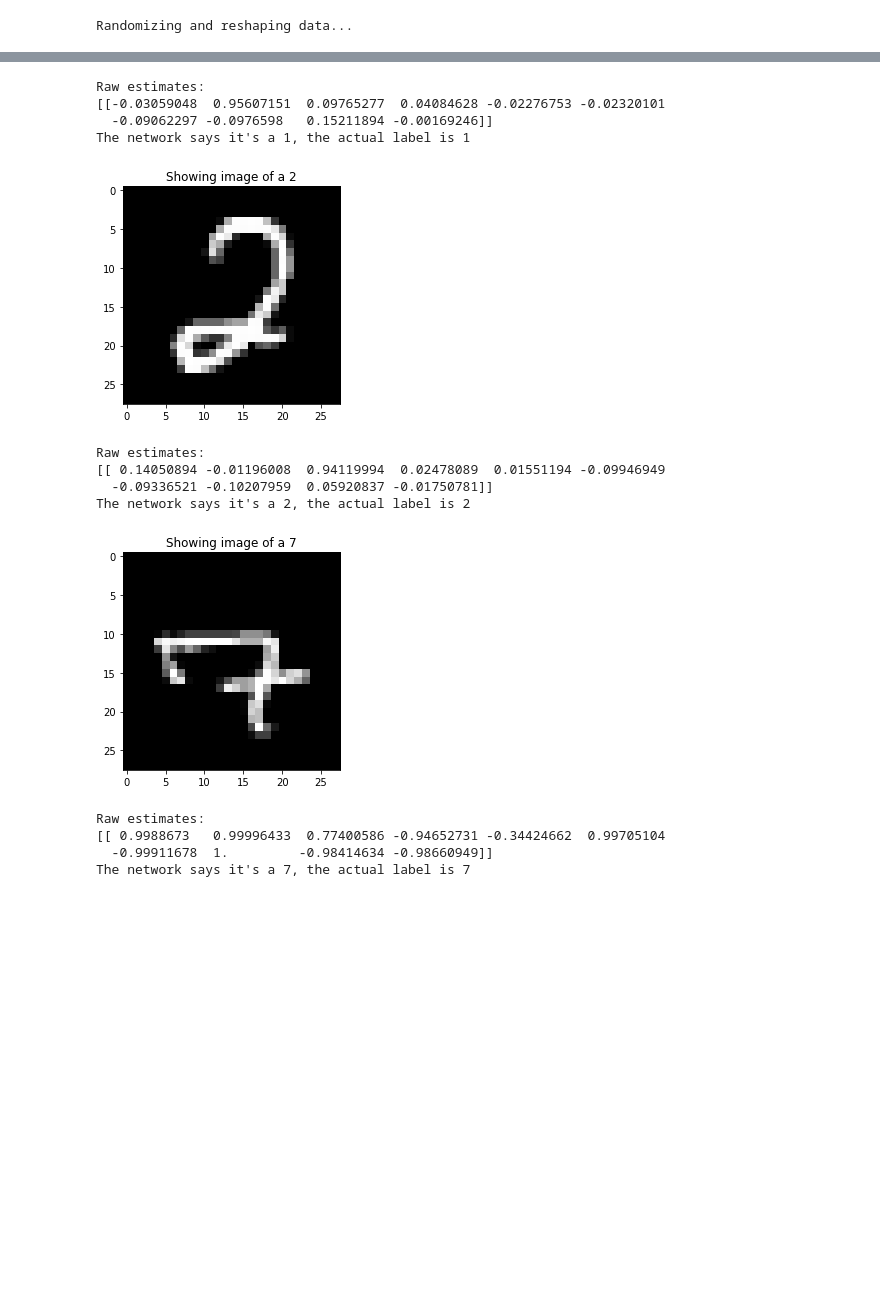
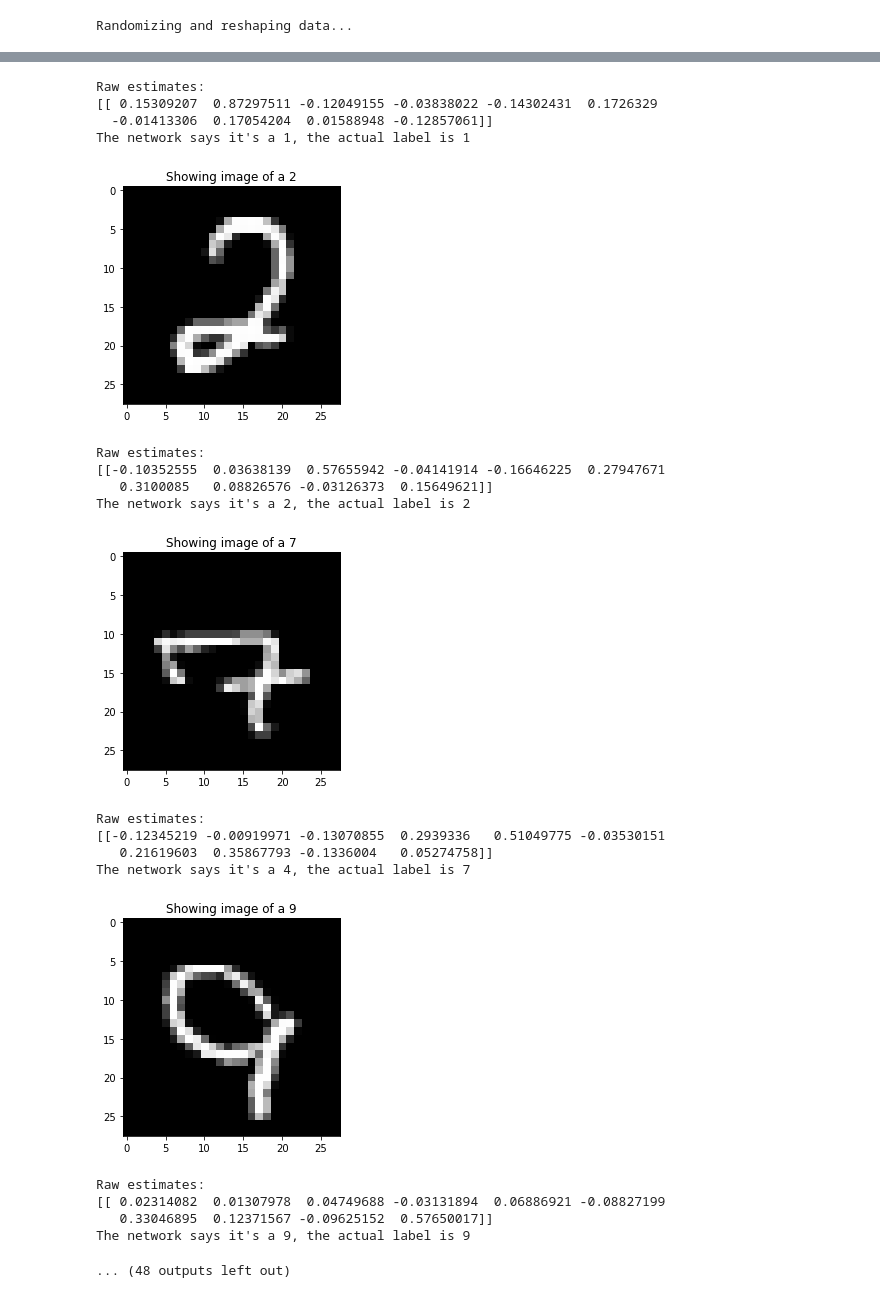
Before and after one commit to Irizwaririz/bbnet, a Jupyter notebook: mnist_test_with_mnist_input.ipynb, the cells around one changed output, grey strips where cells are left out. Drawn from its saved outputs; the diff is of its cells as text; code cells hidden in the pictures; blank space fills up the shorter version.

Commit message:
update mnist test with mnist input

```diff
--- a/mnist_test_with_mnist_input.ipynb
+++ b/mnist_test_with_mnist_input.ipynb
@@ -38,11 +38,14 @@ X = X.iloc[permutation].values
 y = y.iloc[permutation].values
 # Reshape from 28x28 matrix to list of 784 values per example
 X = X.reshape((X.shape[0], -1))
+
+# Scale data to range from 0.01 to 1.0
+X = (X / 255.0 * 0.99) + 0.01
 # %% [output]
 Randomizing and reshaping data...
 # %%
 # Perform predictions on mnist data
-for test_element_number in range(5):
+for test_element_number in range(0, 30):
     input_example = X[test_element_number]
     label_example = y[test_element_number]
 
@@ -70,16 +73,22 @@ Raw estimates:
 The network says it's a 4, the actual label is 4
 [figure]
 Raw estimates:
-[[-0.03059048  0.95607151  0.09765277  0.04084628 -0.02276753 -0.02320101
-  -0.09062297 -0.0976598   0.15211894 -0.00169246]]
+[[ 0.15309207  0.87297511 -0.12049155 -0.03838022 -0.14302431  0.1726329
+  -0.01413306  0.17054204  0.01588948 -0.12857061]]
 The network says it's a 1, the actual label is 1
 [figure]
 Raw estimates:
-[[ 0.14050894 -0.01196008  0.94119994  0.02478089  0.01551194 -0.09946949
-  -0.09336521 -0.10207959  0.05920837 -0.01750781]]
+[[-0.10352555  0.03638139  0.57655942 -0.04141914 -0.16646225  0.27947671
+   0.3100085   0.08826576 -0.03126373  0.15649621]]
 The network says it's a 2, the actual label is 2
 [figure]
 Raw estimates:
-[[ 0.9988673   0.99996433  0.77400586 -0.94652731 -0.34424662  0.99705104
-  -0.99911678  1.         -0.98414634 -0.98660949]]
-The network says it's a 7, the actual label is 7
+[[-0.12345219 -0.00919971 -0.13070855  0.2939336   0.51049775 -0.03530151
+   0.21619603  0.35867793 -0.1336004   0.05274758]]
+The network says it's a 4, the actual label is 7
+[figure, added]
+Raw estimates:
+[[ 0.02314082  0.01307978  0.04749688 -0.03131894  0.06886921 -0.08827199
+   0.33046895  0.12371567 -0.09625152  0.57650017]]
+The network says it's a 9, the actual label is 9
+... (48 outputs left out)
```
Also changed, not shown: parts of 1 cell of this notebook.
